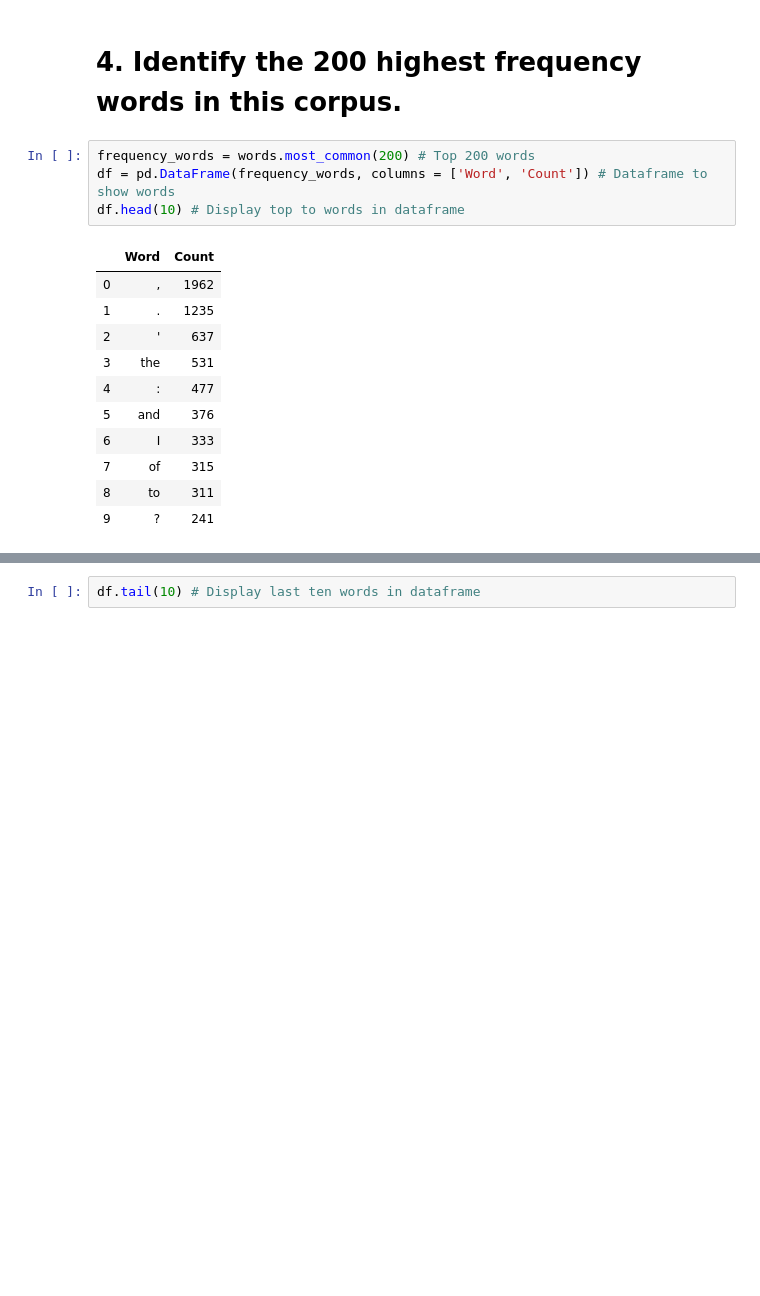
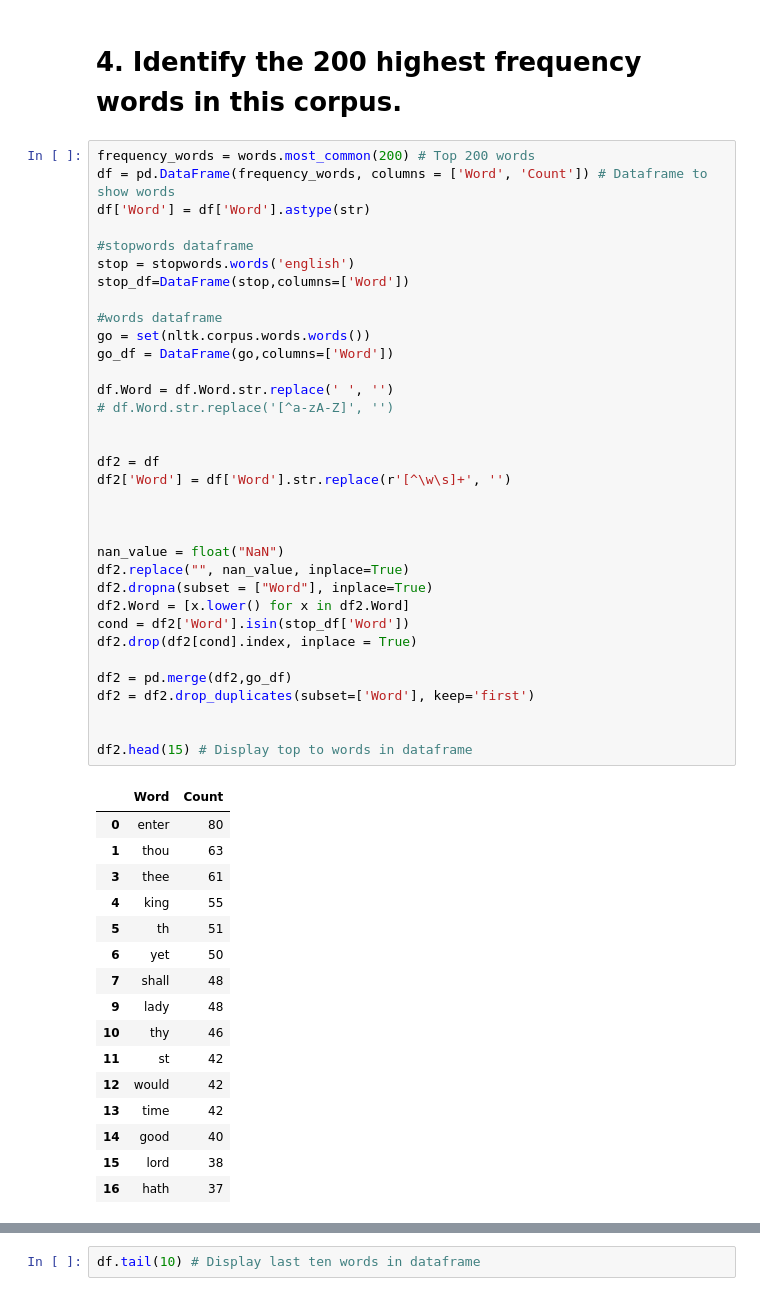
Before and after one commit to mharrisonbaker/DATA620, a Jupyter notebook: DATA620_Week4_Part2.ipynb, the cells around one changed output, grey strips where cells are left out. Saved outputs shown, nothing was run; the diff lists cells and outputs as text; blank space fills up the shorter version.

```diff
--- a/DATA620_Week4_Part2.ipynb
+++ b/DATA620_Week4_Part2.ipynb
@@ -64,19 +144,54 @@ len(half)
 There are 65 unique words that represent half of the total words in the corpus.
 # %% [markdown]
 # 4. Identify the 200 highest frequency words in this corpus.
-# %%
-frequency_words = words.most_common(200) # Top 200 words
-df = pd.DataFrame(frequency_words, columns = ['Word', 'Count']) # Dataframe to show words
-df.head(10) # Display top to words in dataframe
-# %% [output]
-|  | Word | Count |
-| 0 | , | 1962 |
-| 1 | . | 1235 |
-| 2 | ' | 637 |
-| 3 | the | 531 |
-| 4 | : | 477 |
-| 5 | and | 376 |
-| 6 | I | 333 |
-| 7 | of | 315 |
-| 8 | to | 311 |
-| 9 | ? | 241 |
+# %%
+frequency_words = words.most_common(200) # Top 200 words
+df = pd.DataFrame(frequency_words, columns = ['Word', 'Count']) # Dataframe to show words
+df['Word'] = df['Word'].astype(str)
+
+#stopwords dataframe
+stop = stopwords.words('english')
+stop_df=DataFrame(stop,columns=['Word'])
+
+#words dataframe
+go = set(nltk.corpus.words.words())
+go_df = DataFrame(go,columns=['Word'])
+
+df.Word = df.Word.str.replace(' ', '')
+# df.Word.str.replace('[^a-zA-Z]', '')
+
+
+df2 = df
+df2['Word'] = df['Word'].str.replace(r'[^\w\s]+', '')
+
+
+
+nan_value = float("NaN")
+df2.replace("", nan_value, inplace=True)
+df2.dropna(subset = ["Word"], inplace=True)
+df2.Word = [x.lower() for x in df2.Word]
+cond = df2['Word'].isin(stop_df['Word'])
+df2.drop(df2[cond].index, inplace = True)
+
+df2 = pd.merge(df2,go_df)
+df2 = df2.drop_duplicates(subset=['Word'], keep='first')
+
+
+df2.head(15) # Display top to words in dataframe
+# %% [output]
+|  | Word | Count |
+| 0 | enter | 80 |
+| 1 | thou | 63 |
+| 3 | thee | 61 |
+| 4 | king | 55 |
+| 5 | th | 51 |
+| 6 | yet | 50 |
+| 7 | shall | 48 |
+| 9 | lady | 48 |
+| 10 | thy | 46 |
+| 11 | st | 42 |
+| 12 | would | 42 |
+| 13 | time | 42 |
+| 14 | good | 40 |
+| 15 | lord | 38 |
+| 16 | hath | 37 |
```
Also changed, not shown: parts of 19 cells of this notebook.
